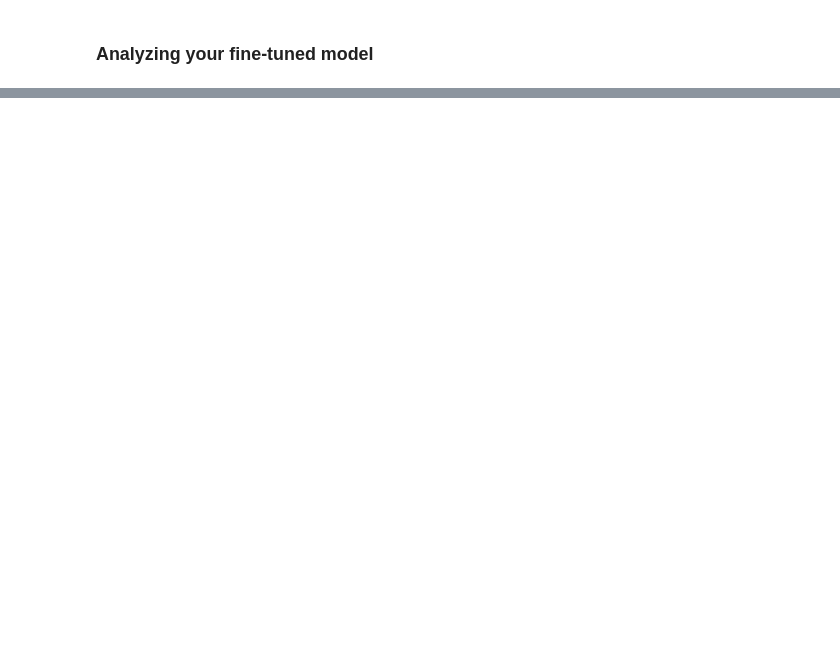
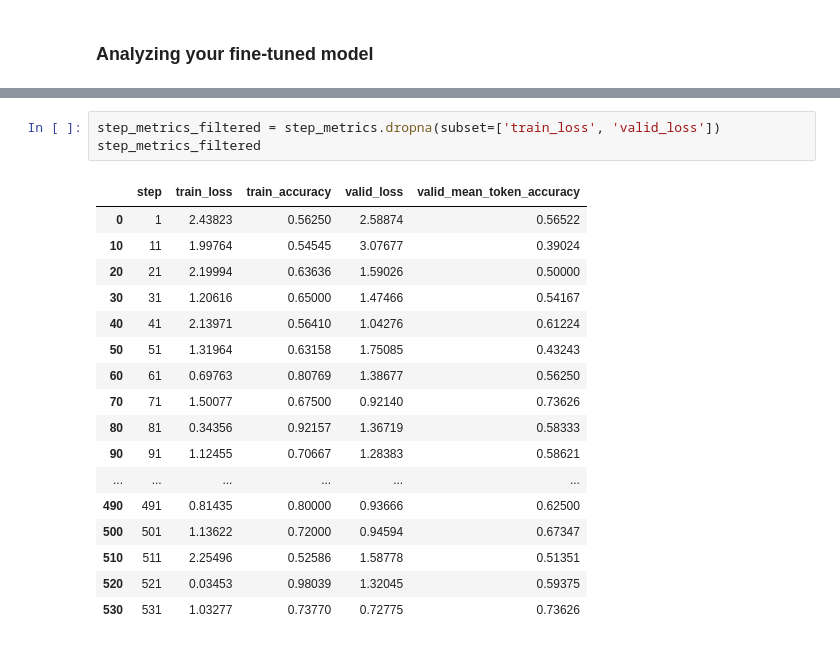
Before and after one commit to maimonahST/CCSIT_Infobot, a Jupyter notebook: code.ipynb, the cells around one changed output, grey strips where cells are left out. Drawn from its saved outputs; the diff is of its cells as text; blank space fills up the shorter version.

```diff
--- a/code.ipynb
+++ b/code.ipynb
@@ -374,0 +442,21 @@ print(completion.choices[0].message)
+# %%
+step_metrics_filtered = step_metrics.dropna(subset=['train_loss', 'valid_loss'])
+step_metrics_filtered
+# %% [output]
+|  | step | train_loss | train_accuracy | valid_loss | valid_mean_token_accuracy |
+| 0 | 1 | 2.43823 | 0.56250 | 2.58874 | 0.56522 |
+| 10 | 11 | 1.99764 | 0.54545 | 3.07677 | 0.39024 |
+| 20 | 21 | 2.19994 | 0.63636 | 1.59026 | 0.50000 |
+| 30 | 31 | 1.20616 | 0.65000 | 1.47466 | 0.54167 |
+| 40 | 41 | 2.13971 | 0.56410 | 1.04276 | 0.61224 |
+| 50 | 51 | 1.31964 | 0.63158 | 1.75085 | 0.43243 |
+| 60 | 61 | 0.69763 | 0.80769 | 1.38677 | 0.56250 |
+| 70 | 71 | 1.50077 | 0.67500 | 0.92140 | 0.73626 |
+| 80 | 81 | 0.34356 | 0.92157 | 1.36719 | 0.58333 |
+| 90 | 91 | 1.12455 | 0.70667 | 1.28383 | 0.58621 |
+| ... | ... | ... | ... | ... | ... |
+| 490 | 491 | 0.81435 | 0.80000 | 0.93666 | 0.62500 |
+| 500 | 501 | 1.13622 | 0.72000 | 0.94594 | 0.67347 |
+| 510 | 511 | 2.25496 | 0.52586 | 1.58778 | 0.51351 |
+| 520 | 521 | 0.03453 | 0.98039 | 1.32045 | 0.59375 |
+| 530 | 531 | 1.03277 | 0.73770 | 0.72775 | 0.73626 |
```
Also changed, not shown: parts of 25 cells of this notebook.
